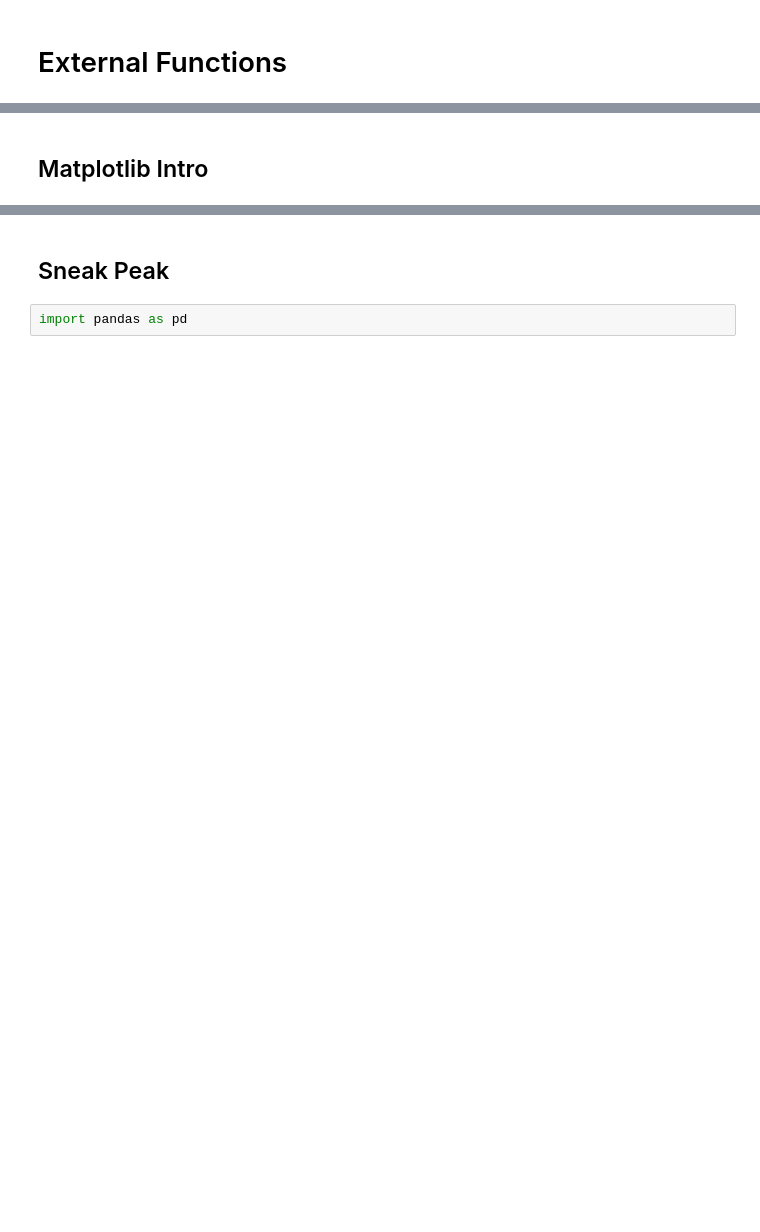
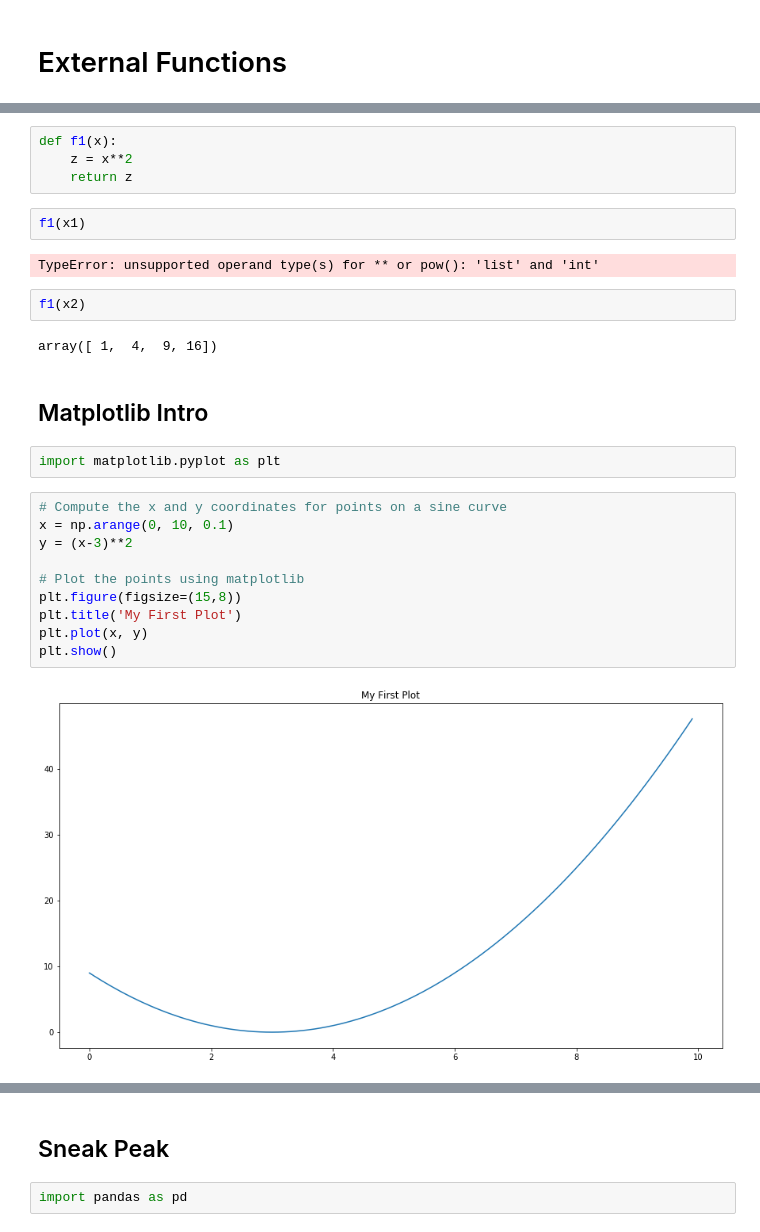
Before and after one commit to alamhanz/python_begin, a Jupyter notebook: notebooks/Bab 7 - Day 4.ipynb, the cells around one changed output, grey strips where cells are left out. Drawn from its saved outputs; the diff is of its cells as text; blank space fills up the shorter version.

```diff
--- a/notebooks/Bab 7 - Day 4.ipynb
+++ b/notebooks/Bab 7 - Day 4.ipynb
@@ -9,2 +231,28 @@ import matplotlib.pyplot as plt
+# %%
+def f1(x):
+    z = x**2
+    return z
+# %%
+f1(x1)
+# %% [output]
+TypeError: unsupported operand type(s) for ** or pow(): 'list' and 'int'
+# %%
+f1(x2)
+# %% [output]
+array([ 1,  4,  9, 16])
 # %% [markdown]
 ## Matplotlib Intro
+# %%
+import matplotlib.pyplot as plt
+# %%
+# Compute the x and y coordinates for points on a sine curve
+x = np.arange(0, 10, 0.1)
+y = (x-3)**2
+
+# Plot the points using matplotlib
+plt.figure(figsize=(15,8))
+plt.title('My First Plot')
+plt.plot(x, y)
+plt.show()
+# %% [output]
+[figure, added]
```
Also changed, not shown: parts of 31 cells of this notebook, 10 other files.
